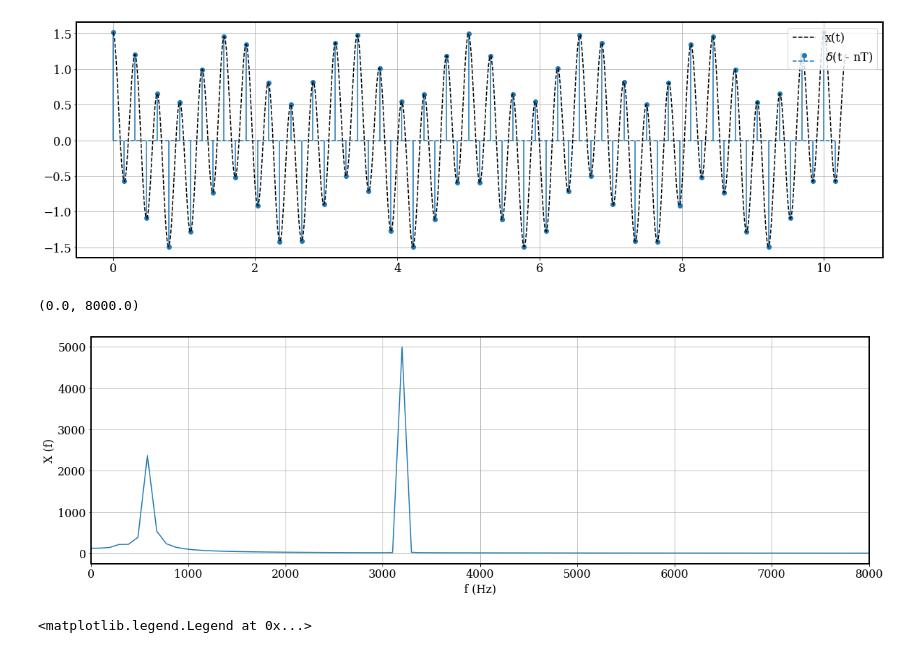
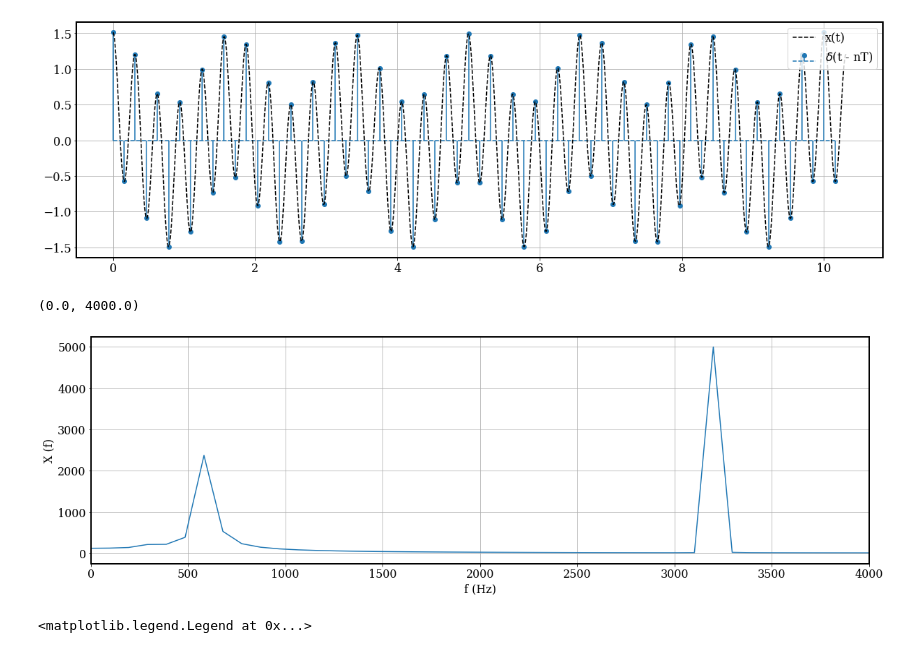
Before and after one commit to moisesoliveira08/Digital-Signal-Processing---UFCG, a Jupyter notebook: PDS.ipynb, the cells around one changed output. Drawn from its saved outputs; the diff is of its cells as text; code cells hidden in the pictures.

```diff
--- a/PDS.ipynb
+++ b/PDS.ipynb
@@ -63,22 +63,23 @@ plt.legend(loc = 'upper right')
 # %%
 figure = plt.figure(figsize = (20, 6))
 plt.rc('axes', linewidth=2)
 plt.rc('font', **font)
 j = csqrt(-1)
 T_ = t[1] - t[0]
 f = np.fft.fftfreq(len(x(t)), T_)
 fft_s = np.fft.fft(x(t))
 w_s = f[:x(t).size//2] ## only the positive frequencies
 amplitude_fft_signal = fft_s[:x(t).size//2]
 #plt.plot(w_s + 3200, abs(amplitude_fft_signal))
 plt.plot(w_s, abs(amplitude_fft_signal))
 plt.grid(True)
 plt.xlabel('f (Hz)')
 plt.ylabel('X (f)')
-plt.xlim([0, 8000])
+plt.xlim([0, 4000])
+#dad
 # %% [output]
-(0.0, 8000.0)
+(0.0, 4000.0)
-[figure, old version]
+[figure, new version]
 # %%
 y = x(t)*np.exp(j*2*pi*fs*t*0) + x(t)*np.exp(j*2*pi*fs*t*1) + x(t)*np.exp(j*2*pi*fs*t*2) + x(t)*np.exp(-j*2*pi*fs*t*1) + x(t)*np.exp(-j*2*pi*fs*t*1)
 f_ = np.fft.fftfreq(len(y), t[1] - t[0])
```
